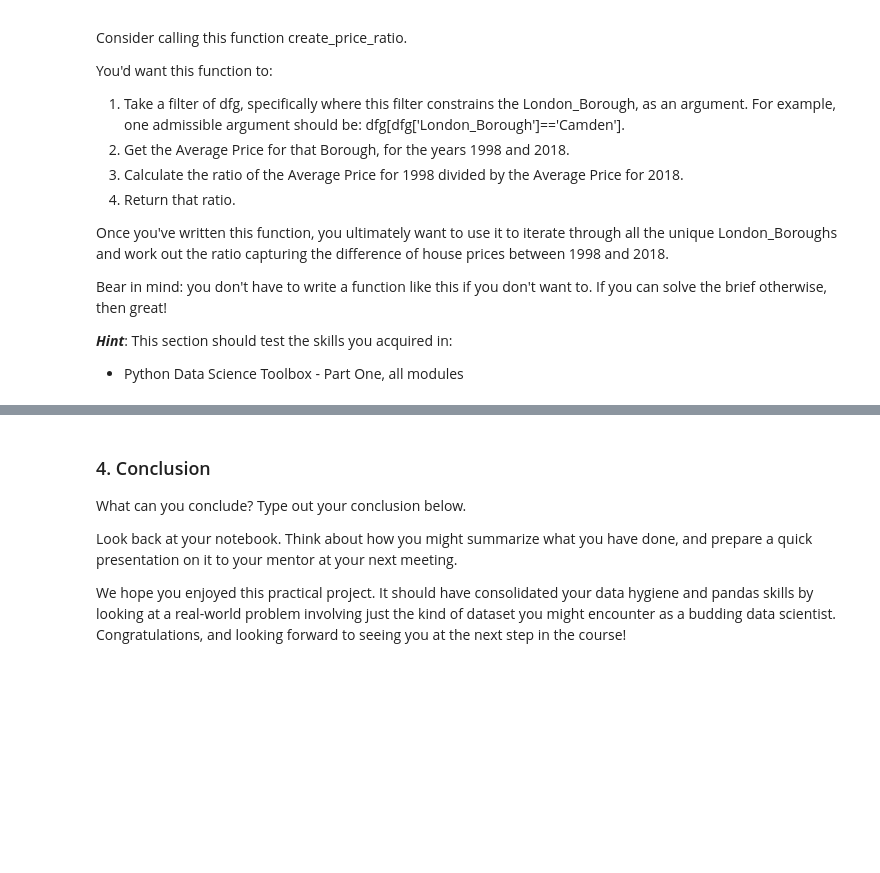
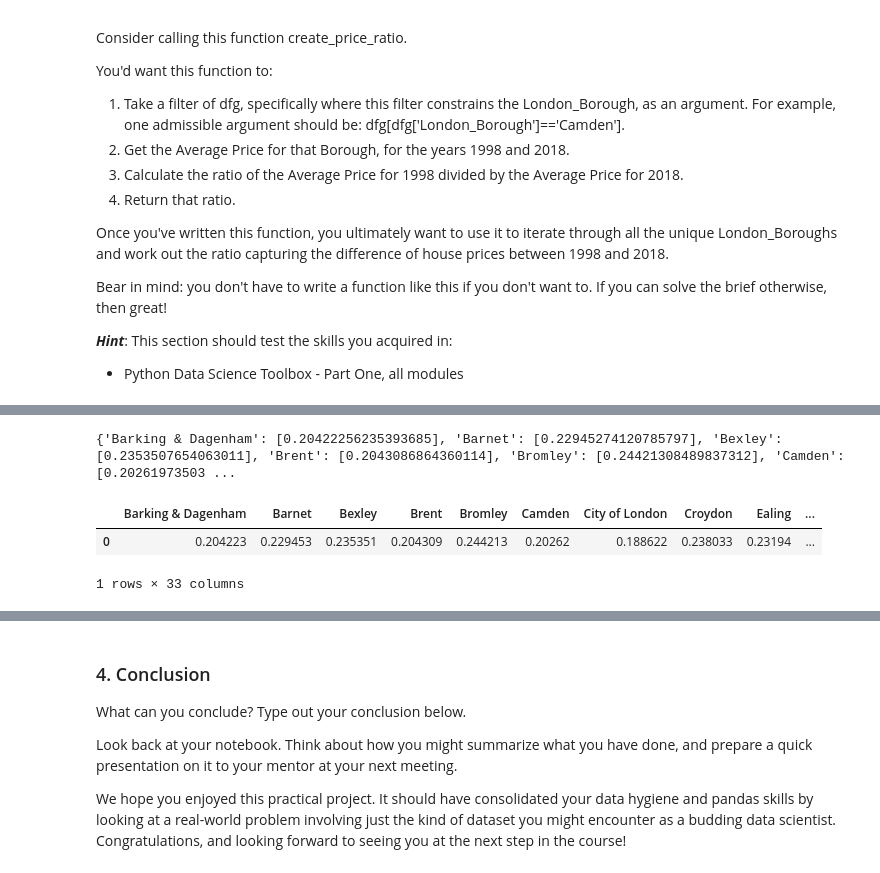
Before and after one commit to pzal8746/Springboard_DSC, a Jupyter notebook: Unit 4 Challenge - Tier 3.ipynb, the cells around one changed output, grey strips where cells are left out. Saved outputs shown, nothing was run; the diff lists cells and outputs as text; code cells hidden in the pictures; blank space fills up the shorter version.

```diff
--- a/Unit 4 Challenge - Tier 3.ipynb
+++ b/Unit 4 Challenge - Tier 3.ipynb
@@ -359,8 +345,8 @@ df2.reset_index()
 # %%
 # function to calculate the ratio of house prices
 def create_price_ratio(d):
-    y1998 = float(d['Average_price'][d['Year']==1998])
-    y2018 = float(d['Average_price'][d['Year']==2018])
+    y1998 = float(d['Average_Price'][d['Year']==1998])
+    y2018 = float(d['Average_Price'][d['Year']==2018])
     ratio = [y1998/y2018]
     return ratio
 # %%
@@ -369,0 +359,9 @@ KeyError: 'London_Borough'
+# %%
+'''Loop through the unique London Boroughs, create an entry in the empty dictionary
+that will store the average prices for 1998 and 2018 according to their respective key.'''
+for b in df2['London_Borough'].unique():
+    borough = df2[df2['London_Borough'] == b]
+    boroughs_dict[b] = create_price_ratio(borough)
+print(boroughs_dict)
+# %% [output]
+{'Barking & Dagenham': [0.20422256235393685], 'Barnet': [0.22945274120785797], 'Bexley': [0.2353507654063011], 'Brent': [0.2043086864360114], 'Bromley': [0.24421308489837312], 'Camden': [0.20261973503 ...
@@ -369,0 +371,6 @@ KeyError: 'London_Borough'
+# %%
+last_df
+# %% [output]
+|  | Barking & Dagenham | Barnet | Bexley | Brent | Bromley | Camden | City of London | Croydon | Ealing | ... |
+| 0 | 0.204223 | 0.229453 | 0.235351 | 0.204309 | 0.244213 | 0.20262 | 0.188622 | 0.238033 | 0.23194 | ... |
+1 rows × 33 columns
```
Also changed, not shown: parts of 9 cells of this notebook.
